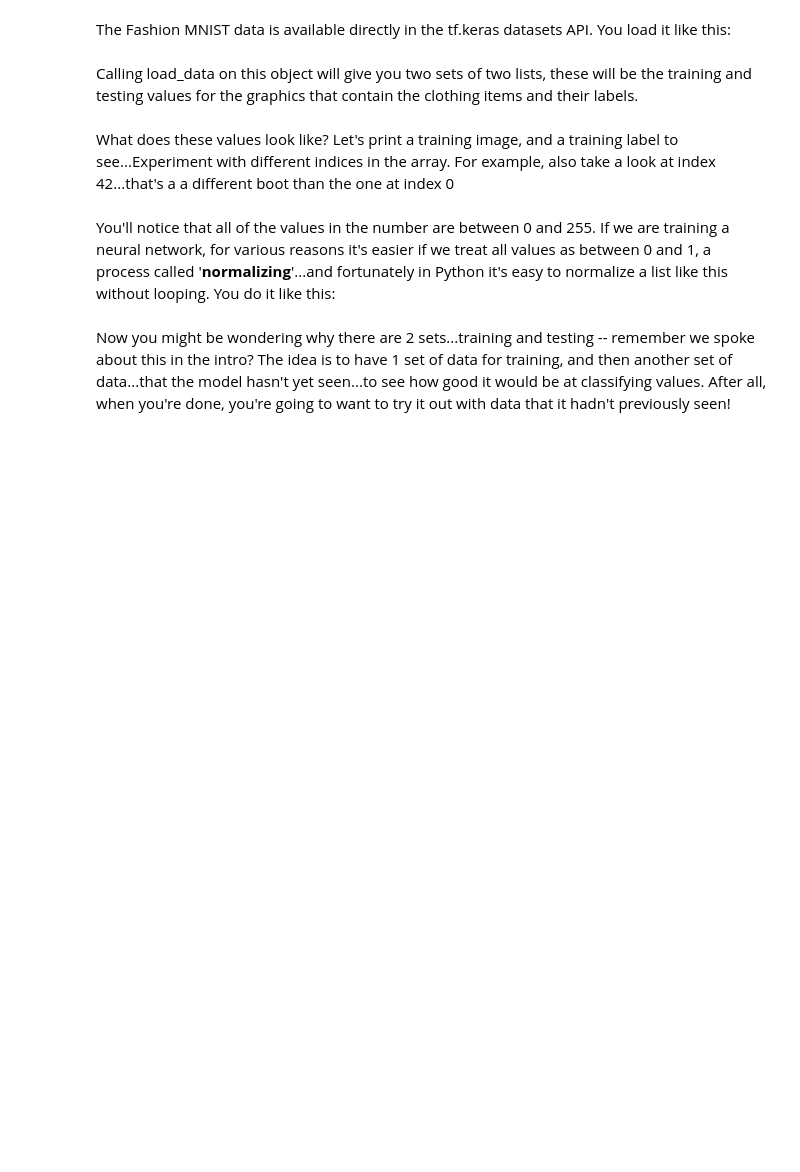
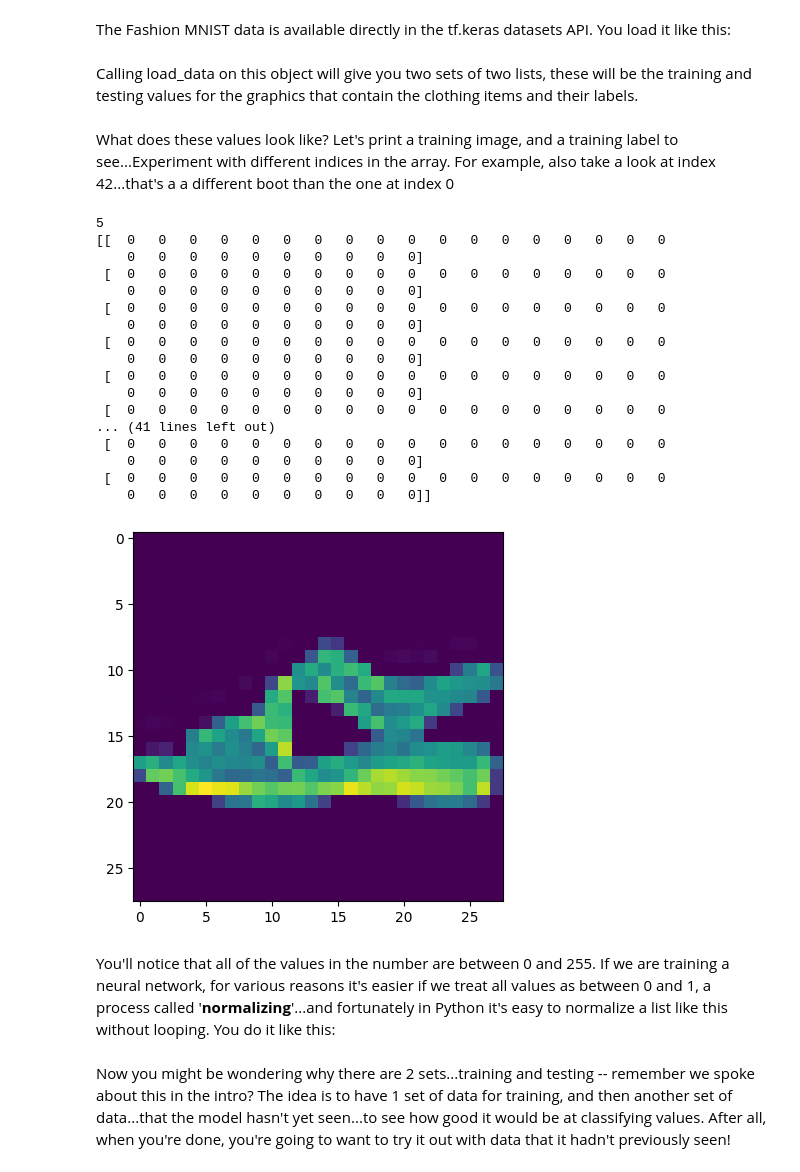
Before and after one commit to Nohithakotha1/ML_projects, a Jupyter notebook: Lab2-Computer-Vision.ipynb, the cells around one changed output. Drawn from its saved outputs; the diff is of its cells as text; code cells hidden in the pictures; blank space fills up the shorter version.

```diff
--- a/Lab2-Computer-Vision.ipynb
+++ b/Lab2-Computer-Vision.ipynb
@@ -28,9 +30,28 @@ Calling load_data on this object will give you two sets of two lists, these will
 What does these values look like? Let's print a training image, and a training label to see...Experiment with different indices in the array. For example, also take a look at index 42...that's a a different boot than the one at index 0
 # %%
 import matplotlib.pyplot as plt
-plt.imshow(training_images[0])
-print(training_labels[0])
-print(training_images[0])
+plt.imshow(training_images[42])
+print(training_labels[42])
+print(training_images[42])
+# %% [output]
+5
+[[  0   0   0   0   0   0   0   0   0   0   0   0   0   0   0   0   0   0
+    0   0   0   0   0   0   0   0   0   0]
+ [  0   0   0   0   0   0   0   0   0   0   0   0   0   0   0   0   0   0
+    0   0   0   0   0   0   0   0   0   0]
+ [  0   0   0   0   0   0   0   0   0   0   0   0   0   0   0   0   0   0
+    0   0   0   0   0   0   0   0   0   0]
+ [  0   0   0   0   0   0   0   0   0   0   0   0   0   0   0   0   0   0
+    0   0   0   0   0   0   0   0   0   0]
+ [  0   0   0   0   0   0   0   0   0   0   0   0   0   0   0   0   0   0
+    0   0   0   0   0   0   0   0   0   0]
+ [  0   0   0   0   0   0   0   0   0   0   0   0   0   0   0   0   0   0
+... (41 lines left out)
+ [  0   0   0   0   0   0   0   0   0   0   0   0   0   0   0   0   0   0
+    0   0   0   0   0   0   0   0   0   0]
+ [  0   0   0   0   0   0   0   0   0   0   0   0   0   0   0   0   0   0
+    0   0   0   0   0   0   0   0   0   0]]
+[figure, added]
 # %% [markdown]
 You'll notice that all of the values in the number are between 0 and 255. If we are training a neural network, for various reasons it's easier if we treat all values as between 0 and 1, a process called '**normalizing**'...and fortunately in Python it's easy to normalize a list like this without looping. You do it like this:
 # %%
```
Also changed, not shown: parts of 12 cells of this notebook.
